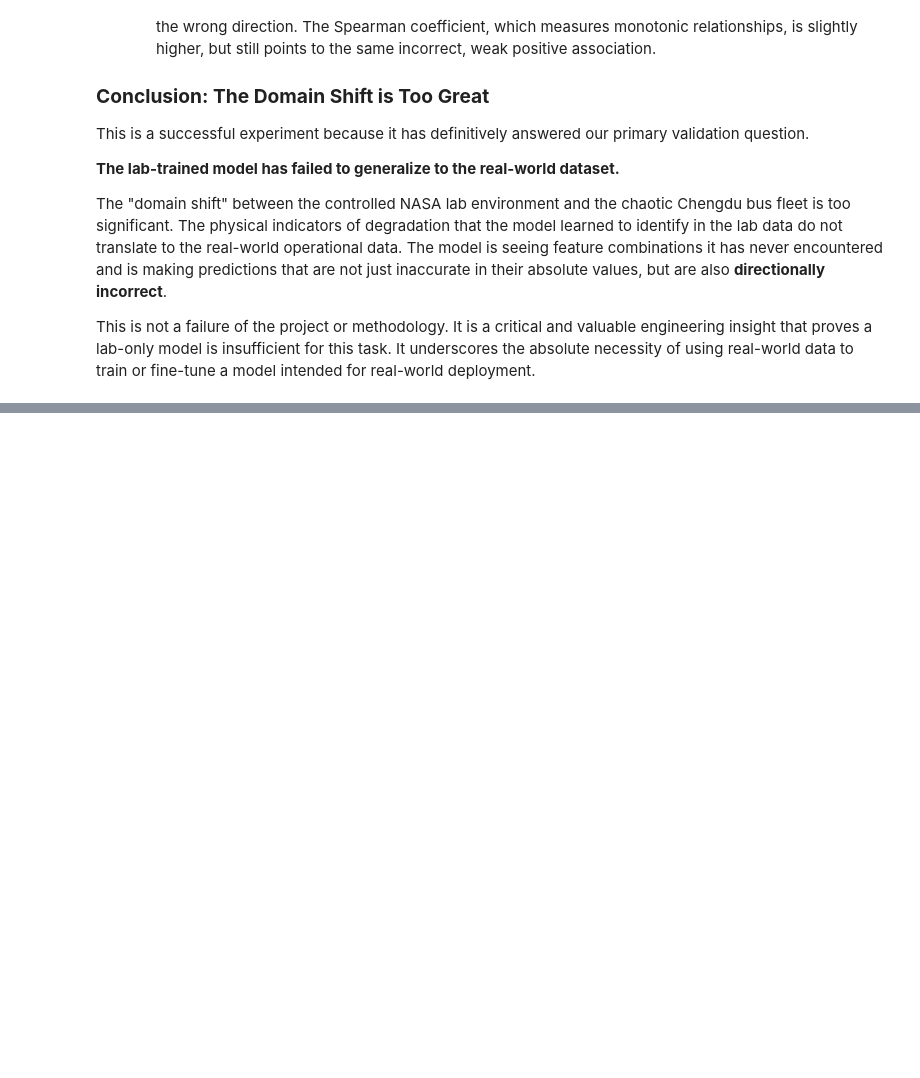
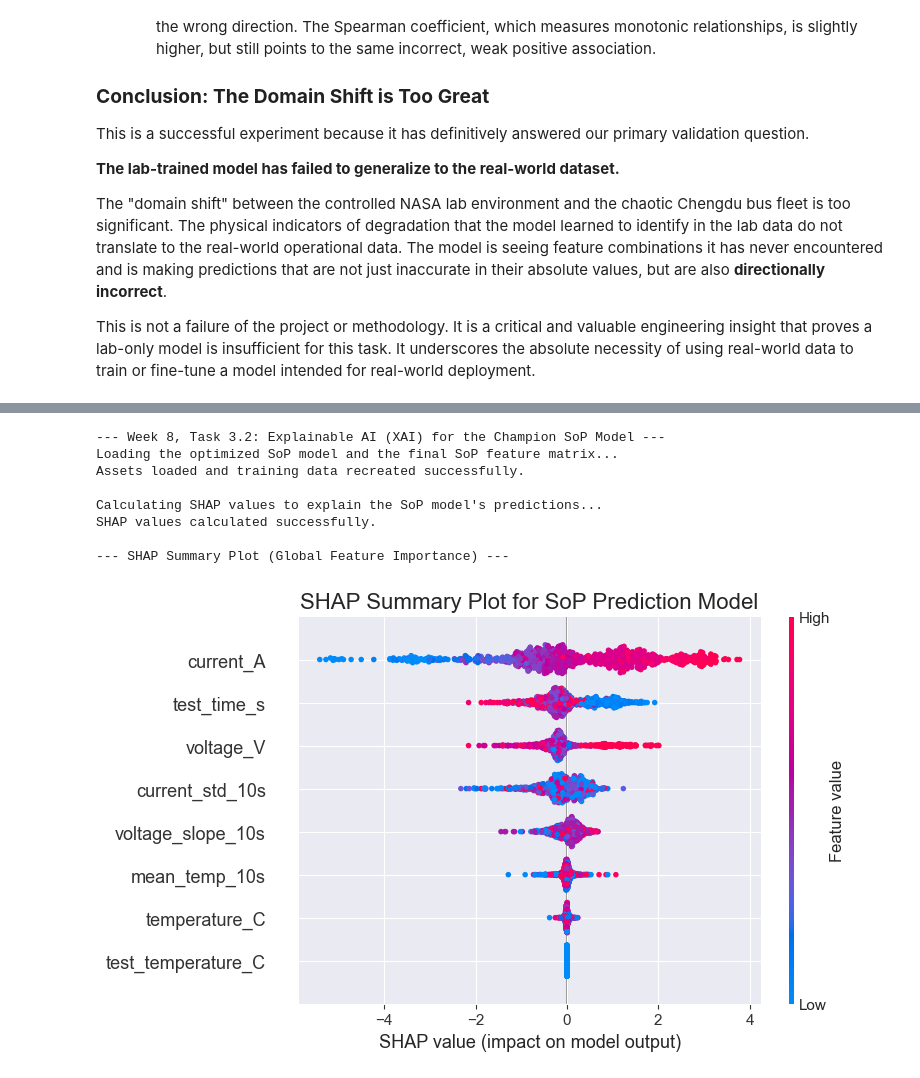
Before and after one commit to Jai-Kumar786/EV_Predictive_Maintenance, a Jupyter notebook: notebooks/04_real_world_validation.ipynb, the cells around one changed output, grey strips where cells are left out. Saved outputs shown, nothing was run; the diff lists cells and outputs as text; code cells hidden in the pictures; blank space fills up the shorter version.

```diff
--- a/notebooks/04_real_world_validation.ipynb
+++ b/notebooks/04_real_world_validation.ipynb
@@ -500,0 +421,80 @@ Therefore, `delta_temp` is a direct, measurable, physical symptom of battery deg
+# %%
+import pandas as pd
+import numpy as np
+import joblib
+import os
+import shap
+import matplotlib.pyplot as plt
+from sklearn.model_selection import train_test_split
+
+# --- NOTE: You may need to install the SHAP library first ---
+# In your terminal, run: pip install shap
+
+print("--- Week 8, Task 3.2: Explainable AI (XAI) for the Champion SoP Model ---")
+
+try:
+    # --- Step 1: Load the Model and the Final Feature Matrix ---
+    print("Loading the optimized SoP model and the final SoP feature matrix...")
+
+    models_dir = r'C:\Users\jaiku\PycharmProjects\EV_Predictive_Maintenance\models'
+    model_path = os.path.join(models_dir, 'sop_model_final.joblib')
+
+    processed_data_dir = r'C:\Users\jaiku\PycharmProjects\EV_Predictive_Maintenance\data\processed'
+    sop_features_path = os.path.join(processed_data_dir, 'sop_model_feature_matrix.parquet')
+
+    if not os.path.exists(model_path) or not os.path.exists(sop_features_path):
+        raise FileNotFoundError("Error: Ensure both 'sop_model_final.joblib' and 'sop_model_feature_matrix.parquet' exist.")
+
+    sop_model = joblib.load(model_path)
+    sop_features_df = pd.read_parquet(sop_features_path)
+
+    # --- Step 2: Recreate the Exact Training Data ---
+    # We must use the same chronological split to get the X_train data the model was trained on.
+    y = sop_features_df['target_power_W']
+    X = sop_features_df.drop(columns=['target_power_W'])
+
+    split_point = int(len(X) * 0.8)
+    X_train = X[:split_point]
+
+    print("Assets loaded and training data recreated successfully.")
+
+    # --- Step 3: Calculate SHAP Values ---
+    print("\nCalculating SHAP values to explain the SoP model's predictions...")
+    explainer = shap.TreeExplainer(sop_model)
+
+    # To speed up the process for visualization, we'll use a sample of the training data
+    X_train_sample = X_train.sample(n=1000, random_state=42)
+    shap_values = explainer.shap_values(X_train_sample)
+
+    print("SHAP values calculated successfully.")
+
+    # --- Step 4: Generate SHAP Summary Plot (Global Importance) ---
+    print("\n--- SHAP Summary Plot (Global Feature Importance) ---")
+    shap.summary_plot(shap_values, X_train_sample, show=False)
+    plt.title("SHAP Summary Plot for SoP Prediction Model", fontsize=16)
+    plt.show()
+
+    # --- Step 5: Generate SHAP Force Plot (Local Explanation for one Prediction) ---
+    print("\n--- SHAP Force Plot (Explanation for a Single Prediction) ---")
+    print("This plot shows the forces pushing a single prediction higher or lower than the baseline.")
+
+    # Initialize javascript for visualization in notebooks
+    shap.initjs()
+
+    # Explain the first prediction in our sample
+    display(shap.force_plot(explainer.expected_value, shap_values[0,:], X_train_sample.iloc[0,:]))
+
+except FileNotFoundError as e:
+    print(e)
+except Exception as e:
+    print(f"An unexpected error occurred: {e}")
+# %% [output]
+--- Week 8, Task 3.2: Explainable AI (XAI) for the Champion SoP Model ---
+Loading the optimized SoP model and the final SoP feature matrix...
+Assets loaded and training data recreated successfully.
+
+Calculating SHAP values to explain the SoP model's predictions...
+SHAP values calculated successfully.
+
+--- SHAP Summary Plot (Global Feature Importance) ---
+[figure, added]
```
Also changed, not shown: parts of 14 cells of this notebook, 3 other files.
